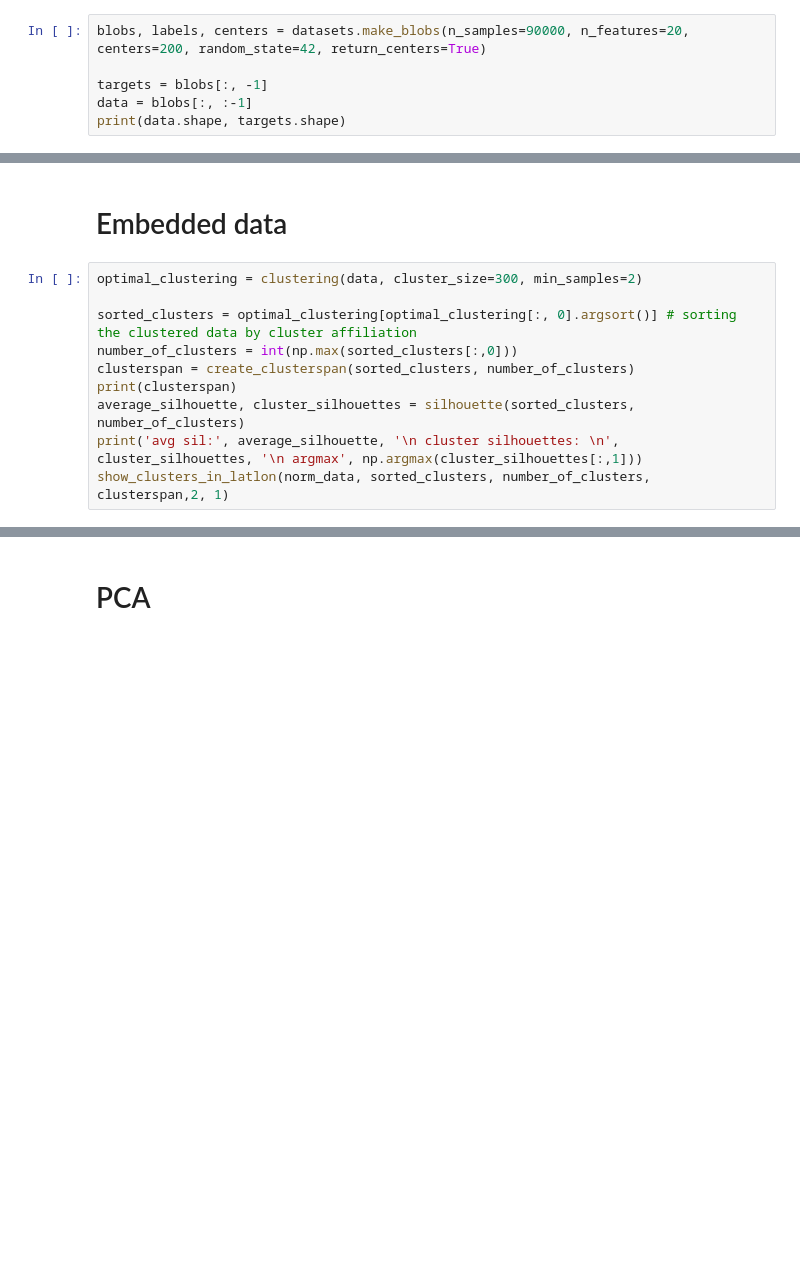
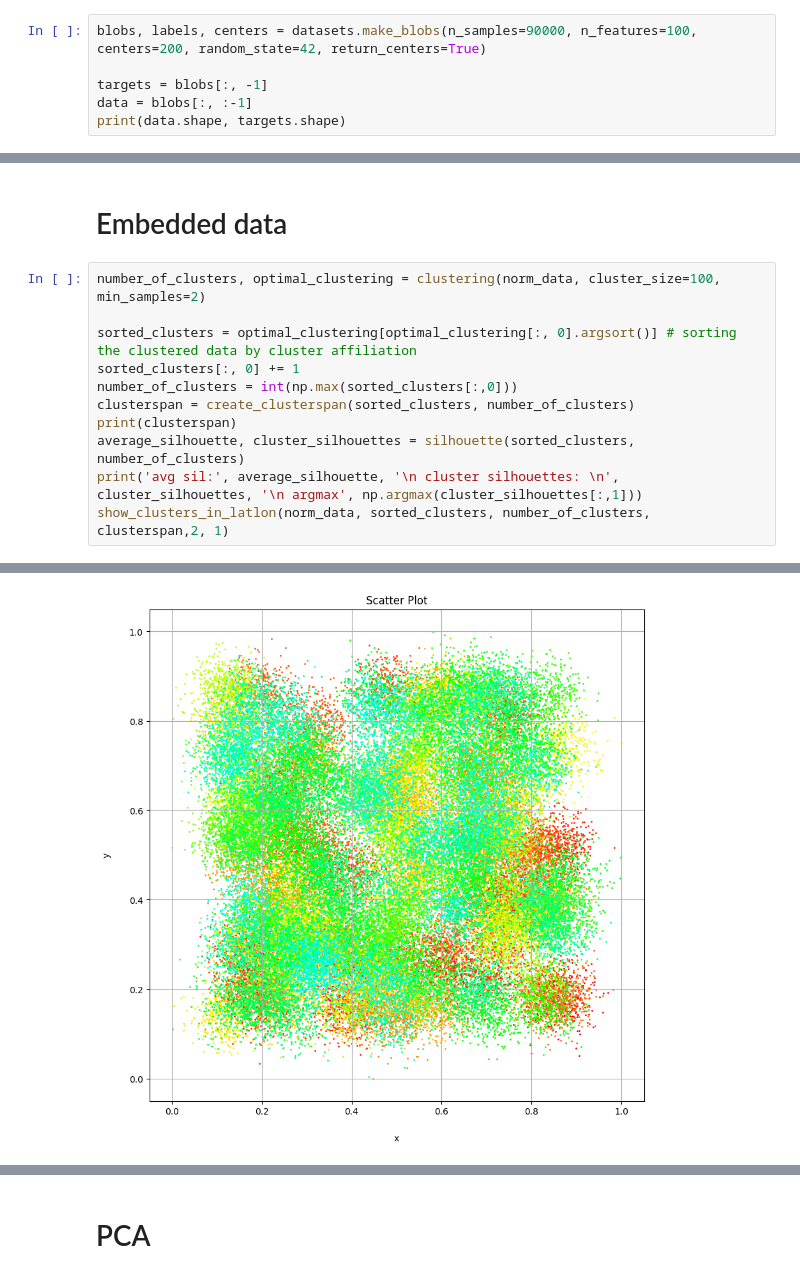
Before and after one commit to LeDeauve/Finding-comparable-sales-using-macine-learning, a Jupyter notebook: Analysis_blobs_200.ipynb, the cells around one changed output, grey strips where cells are left out. Cells and saved outputs as stored; diff of their text form; blank space fills up the shorter version.

```diff
--- a/Analysis_blobs_200.ipynb
+++ b/Analysis_blobs_200.ipynb
@@ -14,7 +14,7 @@ from functions_fcsuml import *
 import warnings
 warnings.simplefilter(action='ignore', category=FutureWarning)
 # %%
-blobs, labels, centers = datasets.make_blobs(n_samples=90000, n_features=20, centers=200, random_state=42, return_centers=True)
+blobs, labels, centers = datasets.make_blobs(n_samples=90000, n_features=100, centers=200, random_state=42, return_centers=True)
 
 targets = blobs[:, -1]
 data = blobs[:, :-1]
@@ -62,12 +80,14 @@ print(results_sm.summary())
 # %% [markdown]
 # Embedded data
 # %%
-optimal_clustering = clustering(data, cluster_size=300, min_samples=2)
+number_of_clusters, optimal_clustering = clustering(norm_data, cluster_size=100, min_samples=2)
 
 sorted_clusters = optimal_clustering[optimal_clustering[:, 0].argsort()] # sorting the clustered data by cluster affiliation
+sorted_clusters[:, 0] += 1
 number_of_clusters = int(np.max(sorted_clusters[:,0]))
 clusterspan = create_clusterspan(sorted_clusters, number_of_clusters)
 print(clusterspan)
 average_silhouette, cluster_silhouettes = silhouette(sorted_clusters, number_of_clusters)
 print('avg sil:', average_silhouette, '\n cluster silhouettes: \n', cluster_silhouettes, '\n argmax', np.argmax(cluster_silhouettes[:,1]))
 show_clusters_in_latlon(norm_data, sorted_clusters, number_of_clusters, clusterspan,2, 1)
+# %% [output]
@@ -74,3 +111,4 @@ show_clusters_in_latlon(norm_data, sorted_clusters, number_of_clusters, clusters
+[figure, added]
 # %%
 def center_of_mass(number_of_clusters, clusters):
     """Takes a number of clusters and a matrix with points declaring where the first column references which cluster to which the point belongs and
```
Also changed, not shown: parts of 8 cells of this notebook, 5 other files.
